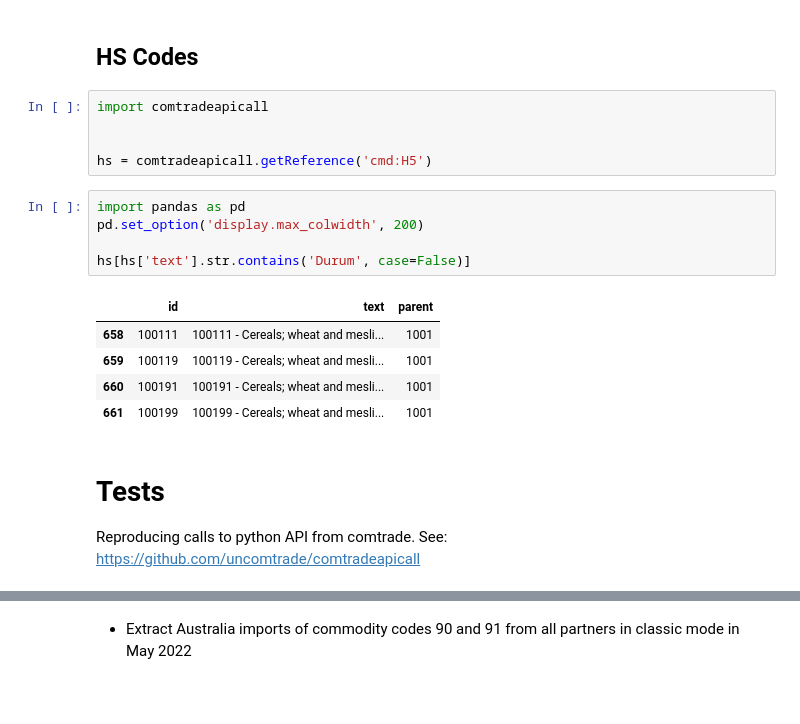
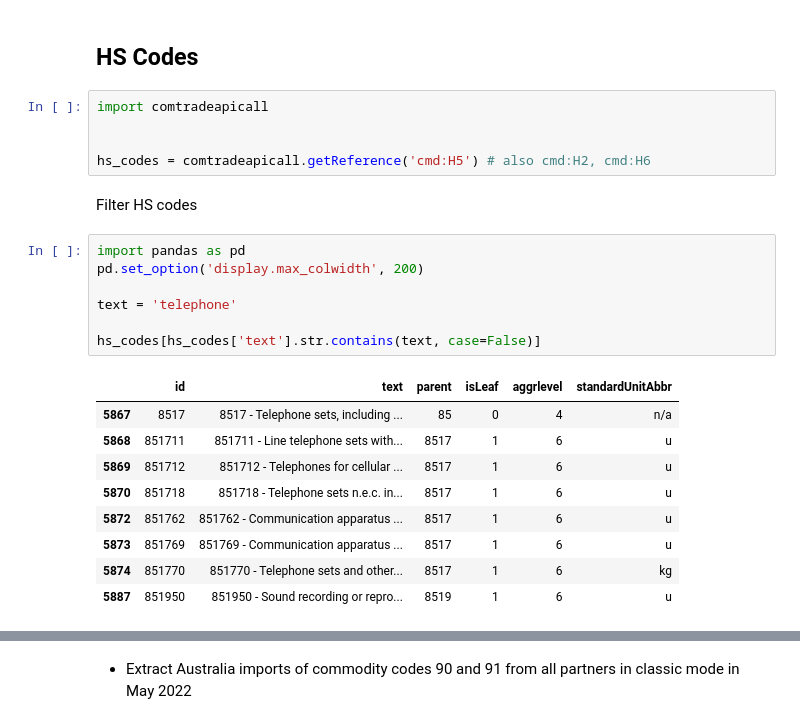
Before and after one commit to joaquimrcarvalho/cipf-comtrade, a Jupyter notebook: comtrade-api.ipynb, the cells around one changed output, grey strips where cells are left out. Drawn from its saved outputs; the diff is of its cells as text; blank space fills up the shorter version.

Commit message:
Update notebook, modern calls

```diff
--- a/comtrade-api.ipynb
+++ b/comtrade-api.ipynb
@@ -277,19 +316,23 @@ comtradeapicall.getReference('flow')
 import comtradeapicall
 
 
-hs = comtradeapicall.getReference('cmd:H5')
+hs_codes = comtradeapicall.getReference('cmd:H5') # also cmd:H2, cmd:H6
+# %% [markdown]
+Filter HS codes
 # %%
 import pandas as pd
 pd.set_option('display.max_colwidth', 200)
 
-hs[hs['text'].str.contains('Durum', case=False)]
+text = 'telephone'
+
+hs_codes[hs_codes['text'].str.contains(text, case=False)]
 # %% [output]
-|  | id | text | parent |
-| 658 | 100111 | 100111 - Cereals; wheat and mesli... | 1001 |
-| 659 | 100119 | 100119 - Cereals; wheat and mesli... | 1001 |
-| 660 | 100191 | 100191 - Cereals; wheat and mesli... | 1001 |
-| 661 | 100199 | 100199 - Cereals; wheat and mesli... | 1001 |
+|  | id | text | parent | isLeaf | aggrlevel | standardUnitAbbr |
+| 5867 | 8517 | 8517 - Telephone sets, including ... | 85 | 0 | 4 | n/a |
+| 5868 | 851711 | 851711 - Line telephone sets with... | 8517 | 1 | 6 | u |
+| 5869 | 851712 | 851712 - Telephones for cellular ... | 8517 | 1 | 6 | u |
+| 5870 | 851718 | 851718 - Telephone sets n.e.c. in... | 8517 | 1 | 6 | u |
+| 5872 | 851762 | 851762 - Communication apparatus ... | 8517 | 1 | 6 | u |
+| 5873 | 851769 | 851769 - Communication apparatus ... | 8517 | 1 | 6 | u |
+| 5874 | 851770 | 851770 - Telephone sets and other... | 8517 | 1 | 6 | kg |
+| 5887 | 851950 | 851950 - Sound recording or repro... | 8519 | 1 | 6 | u |
-# %% [markdown]
-# Tests
-
-Reproducing calls to python API from comtrade. See: https://github.com/uncomtrade/comtradeapicall
```
Also changed, not shown: parts of 28 cells of this notebook.
